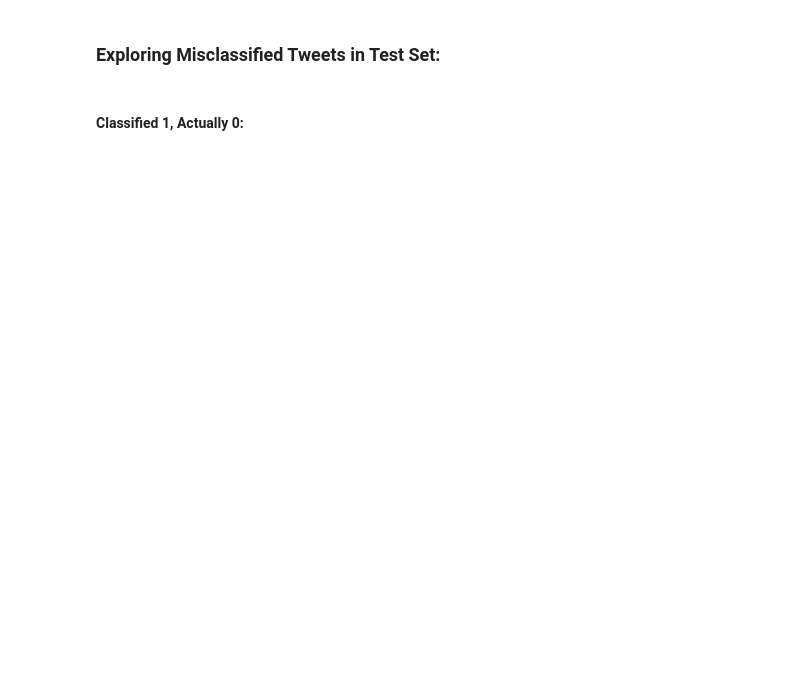
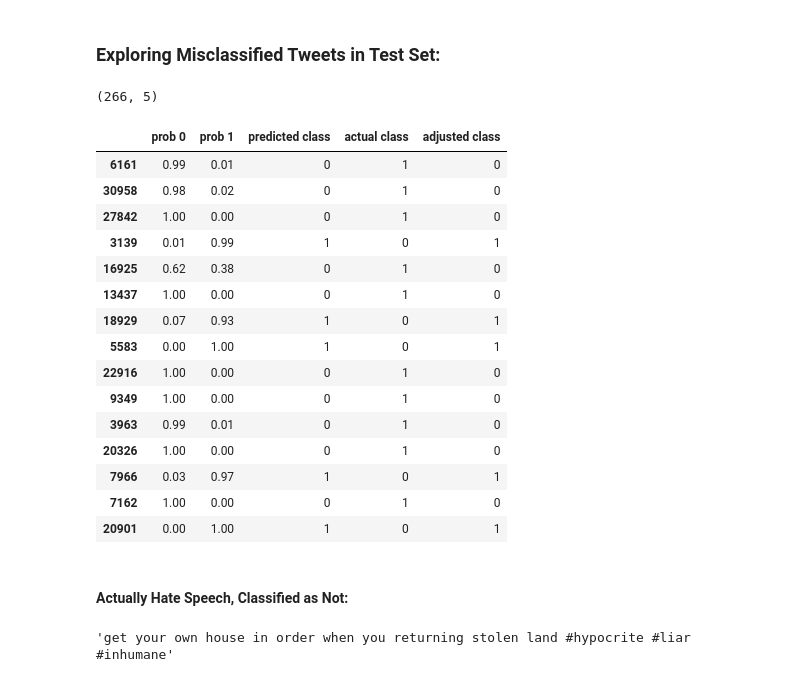
Before and after one commit to mguptaphd/Twitter-Hate-Classification-Project, a Jupyter notebook: Final_Notebook.ipynb, the cells around one changed output. Saved outputs shown, nothing was run; the diff lists cells and outputs as text; code cells hidden in the pictures; blank space fills up the shorter version.

```diff
--- a/Final_Notebook.ipynb
+++ b/Final_Notebook.ipynb
@@ -212,2 +189,6 @@ lr_pred_df.head(20)
+# %%
+lr_misclassified = lr_pred_df[lr_pred_df['adjusted class'] != lr_pred_df['actual class']]
 # %%
-lr_misclassified2_df.shape
+lr_misclassified.shape
+# %% [output]
+(266, 5)
@@ -217,4 +195,25 @@ lr_misclassified2_df.head()
+# %%
+lr_misclassified.head(15)
+# %% [output]
+|  | prob 0 | prob 1 | predicted class | actual class | adjusted class |
+| 6161 | 0.99 | 0.01 | 0 | 1 | 0 |
+| 30958 | 0.98 | 0.02 | 0 | 1 | 0 |
+| 27842 | 1.00 | 0.00 | 0 | 1 | 0 |
+| 3139 | 0.01 | 0.99 | 1 | 0 | 1 |
+| 16925 | 0.62 | 0.38 | 0 | 1 | 0 |
+| 13437 | 1.00 | 0.00 | 0 | 1 | 0 |
+| 18929 | 0.07 | 0.93 | 1 | 0 | 1 |
+| 5583 | 0.00 | 1.00 | 1 | 0 | 1 |
+| 22916 | 1.00 | 0.00 | 0 | 1 | 0 |
+| 9349 | 1.00 | 0.00 | 0 | 1 | 0 |
+| 3963 | 0.99 | 0.01 | 0 | 1 | 0 |
+| 20326 | 1.00 | 0.00 | 0 | 1 | 0 |
+| 7966 | 0.03 | 0.97 | 1 | 0 | 1 |
+| 7162 | 1.00 | 0.00 | 0 | 1 | 0 |
+| 20901 | 0.00 | 1.00 | 1 | 0 | 1 |
+# %% [markdown]
+#### Actually Hate Speech, Classified as Not:
 # %%
-df['tidy_tweet'][24297]
+df['tidy_tweet'][22916]
+# %% [output]
+'get your own house in order when you returning stolen land #hypocrite #liar #inhumane'
-# %% [markdown]
-#### Classified 1, Actually 0:
```
Also changed, not shown: parts of 19 cells of this notebook, 6 other files.
